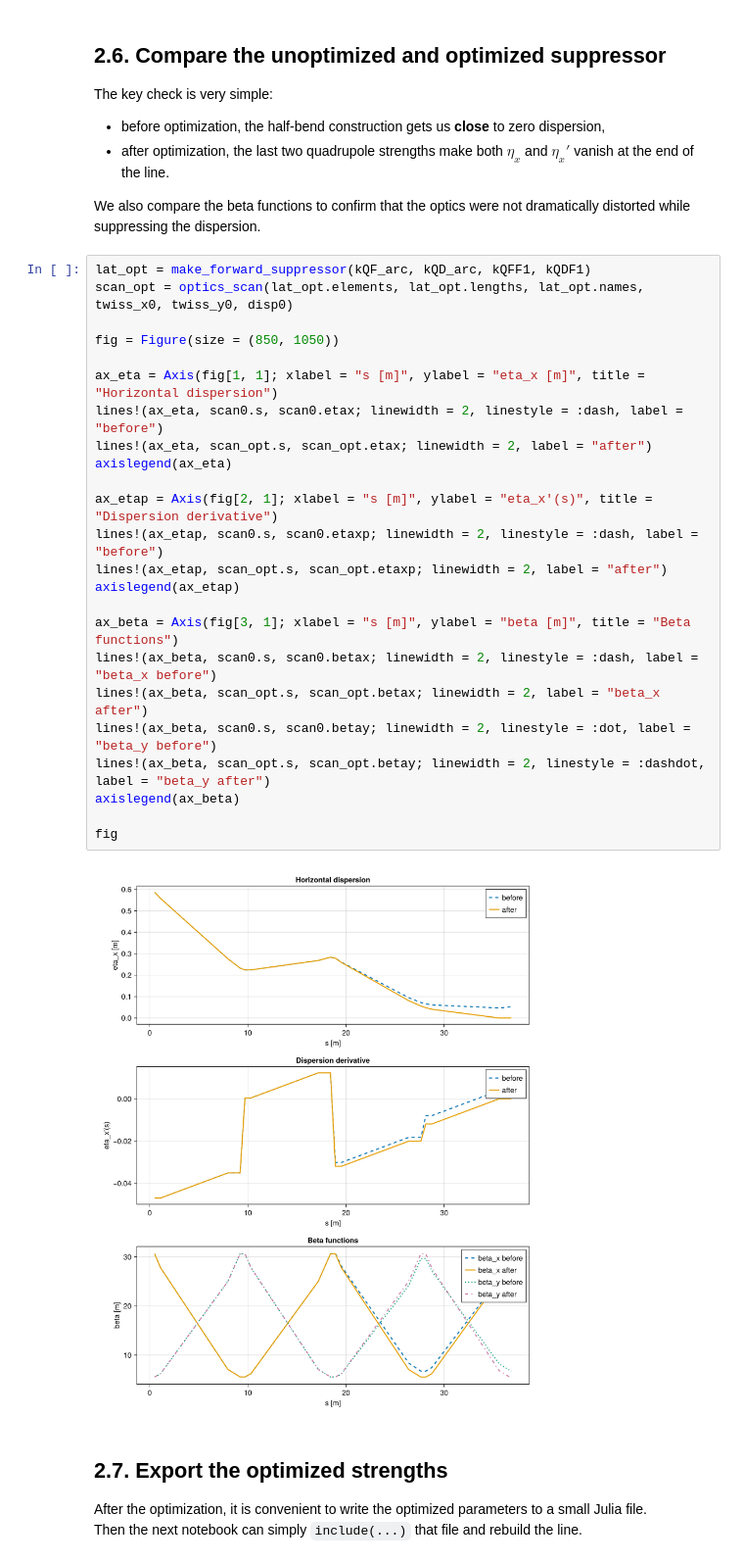
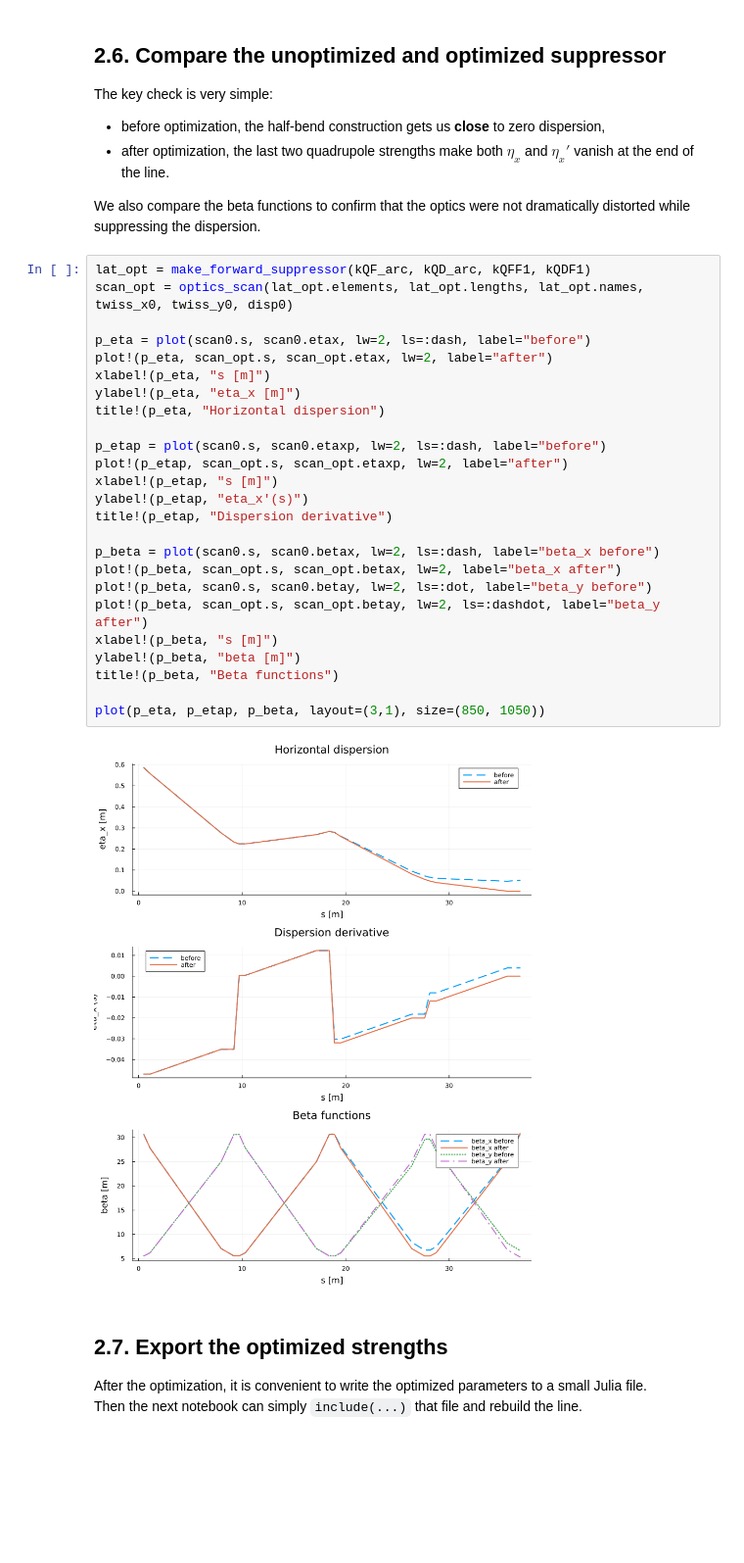
Before and after one commit to 6teamFurina/Ring_Design_Tutorial_SciBmad, a Jupyter notebook: chapter02_dispersion_suppressor_scibmad.ipynb, the cells around one changed output. Shown at 98% size. Drawn from its saved outputs; the diff is of its cells as text; blank space fills up the shorter version.

```diff
--- a/chapter02_dispersion_suppressor_scibmad.ipynb
+++ b/chapter02_dispersion_suppressor_scibmad.ipynb
@@ -511,29 +506,30 @@ We also compare the beta functions to confirm that the optics were not dramatica
 # %%
 lat_opt = make_forward_suppressor(kQF_arc, kQD_arc, kQFF1, kQDF1)
 scan_opt = optics_scan(lat_opt.elements, lat_opt.lengths, lat_opt.names, twiss_x0, twiss_y0, disp0)
 
-fig = Figure(size = (850, 1050))
+p_eta = plot(scan0.s, scan0.etax, lw=2, ls=:dash, label="before")
+plot!(p_eta, scan_opt.s, scan_opt.etax, lw=2, label="after")
+xlabel!(p_eta, "s [m]")
+ylabel!(p_eta, "eta_x [m]")
+title!(p_eta, "Horizontal dispersion")
 
-ax_eta = Axis(fig[1, 1]; xlabel = "s [m]", ylabel = "eta_x [m]", title = "Horizontal dispersion")
-lines!(ax_eta, scan0.s, scan0.etax; linewidth = 2, linestyle = :dash, label = "before")
-lines!(ax_eta, scan_opt.s, scan_opt.etax; linewidth = 2, label = "after")
-axislegend(ax_eta)
+p_etap = plot(scan0.s, scan0.etaxp, lw=2, ls=:dash, label="before")
+plot!(p_etap, scan_opt.s, scan_opt.etaxp, lw=2, label="after")
+xlabel!(p_etap, "s [m]")
+ylabel!(p_etap, "eta_x'(s)")
+title!(p_etap, "Dispersion derivative")
 
-ax_etap = Axis(fig[2, 1]; xlabel = "s [m]", ylabel = "eta_x'(s)", title = "Dispersion derivative")
-lines!(ax_etap, scan0.s, scan0.etaxp; linewidth = 2, linestyle = :dash, label = "before")
-lines!(ax_etap, scan_opt.s, scan_opt.etaxp; linewidth = 2, label = "after")
-axislegend(ax_etap)
+p_beta = plot(scan0.s, scan0.betax, lw=2, ls=:dash, label="beta_x before")
+plot!(p_beta, scan_opt.s, scan_opt.betax, lw=2, label="beta_x after")
+plot!(p_beta, scan0.s, scan0.betay, lw=2, ls=:dot, label="beta_y before")
+plot!(p_beta, scan_opt.s, scan_opt.betay, lw=2, ls=:dashdot, label="beta_y after")
+xlabel!(p_beta, "s [m]")
+ylabel!(p_beta, "beta [m]")
+title!(p_beta, "Beta functions")
 
-ax_beta = Axis(fig[3, 1]; xlabel = "s [m]", ylabel = "beta [m]", title = "Beta functions")
-lines!(ax_beta, scan0.s, scan0.betax; linewidth = 2, linestyle = :dash, label = "beta_x before")
-lines!(ax_beta, scan_opt.s, scan_opt.betax; linewidth = 2, label = "beta_x after")
-lines!(ax_beta, scan0.s, scan0.betay; linewidth = 2, linestyle = :dot, label = "beta_y before")
-lines!(ax_beta, scan_opt.s, scan_opt.betay; linewidth = 2, linestyle = :dashdot, label = "beta_y after")
-axislegend(ax_beta)
-
-fig
+plot(p_eta, p_etap, p_beta, layout=(3,1), size=(850, 1050))
 # %% [output]
-[figure, old version]
+[figure, new version]
 # %% [markdown]
 ## 2.7. Export the optimized strengths
 
```
Also changed, not shown: parts of 4 cells of this notebook, 19 other files.
